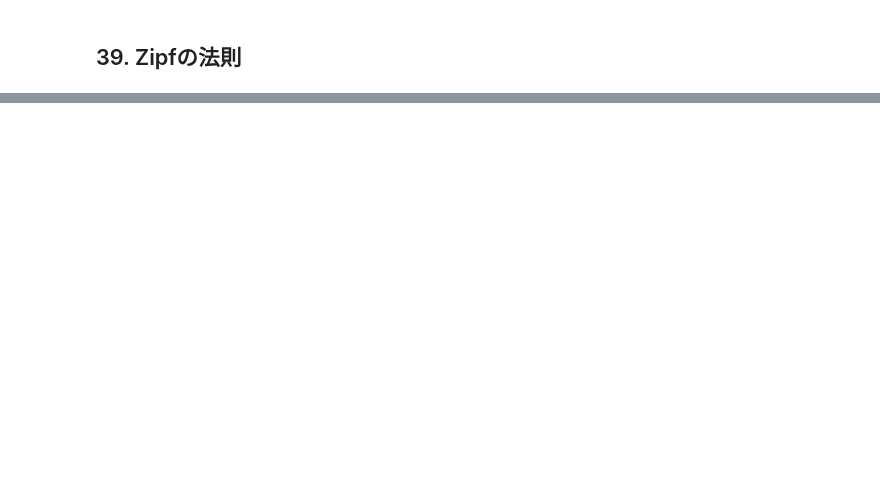
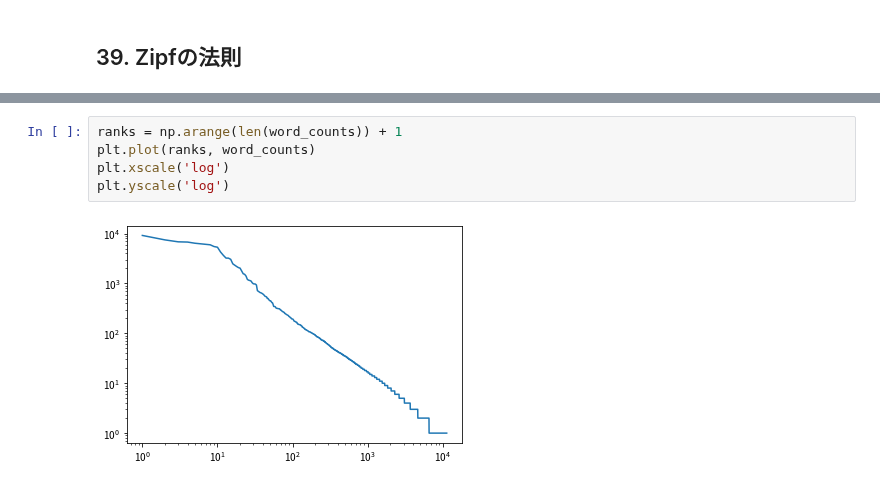
Before and after one commit to Yuki-Wada/exercises, a Jupyter notebook: nlp_100_knock/solutions/Question_30_39.ipynb, the cells around one changed output, grey strips where cells are left out. Saved outputs shown, nothing was run; the diff lists cells and outputs as text; blank space fills up the shorter version.

```diff
--- a/nlp_100_knock/solutions/Question_30_39.ipynb
+++ b/nlp_100_knock/solutions/Question_30_39.ipynb
@@ -124,0 +284,7 @@ verb_bases
+# %%
+ranks = np.arange(len(word_counts)) + 1
+plt.plot(ranks, word_counts)
+plt.xscale('log')
+plt.yscale('log')
+# %% [output]
+[figure, added]
```
Also changed, not shown: parts of 20 cells of this notebook, 9 other files.
